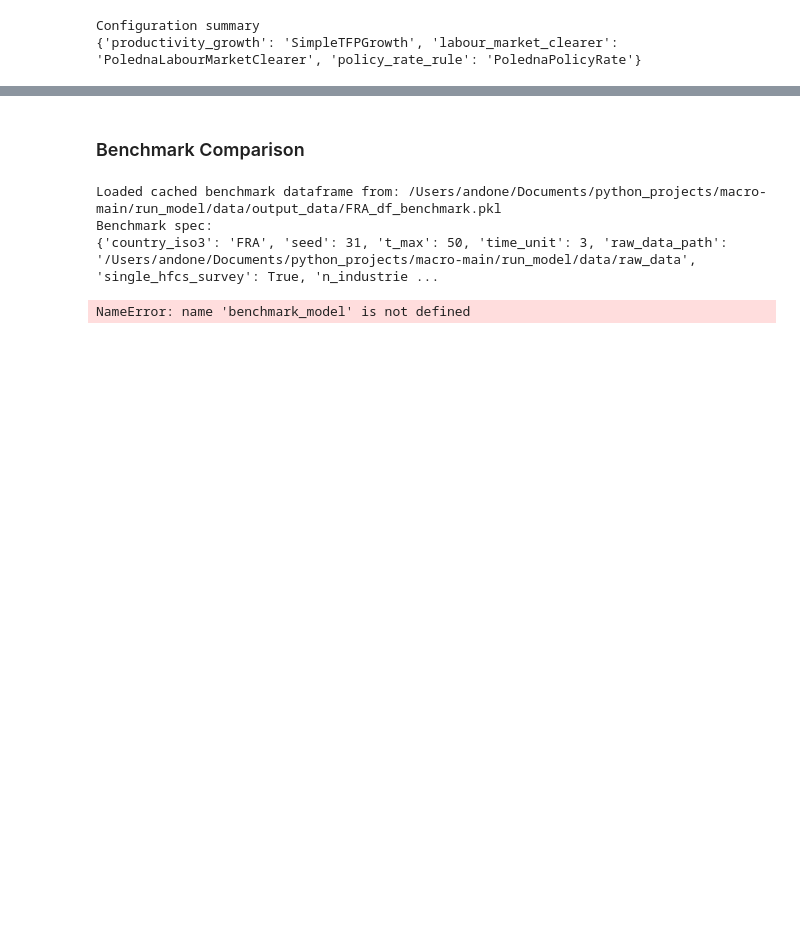
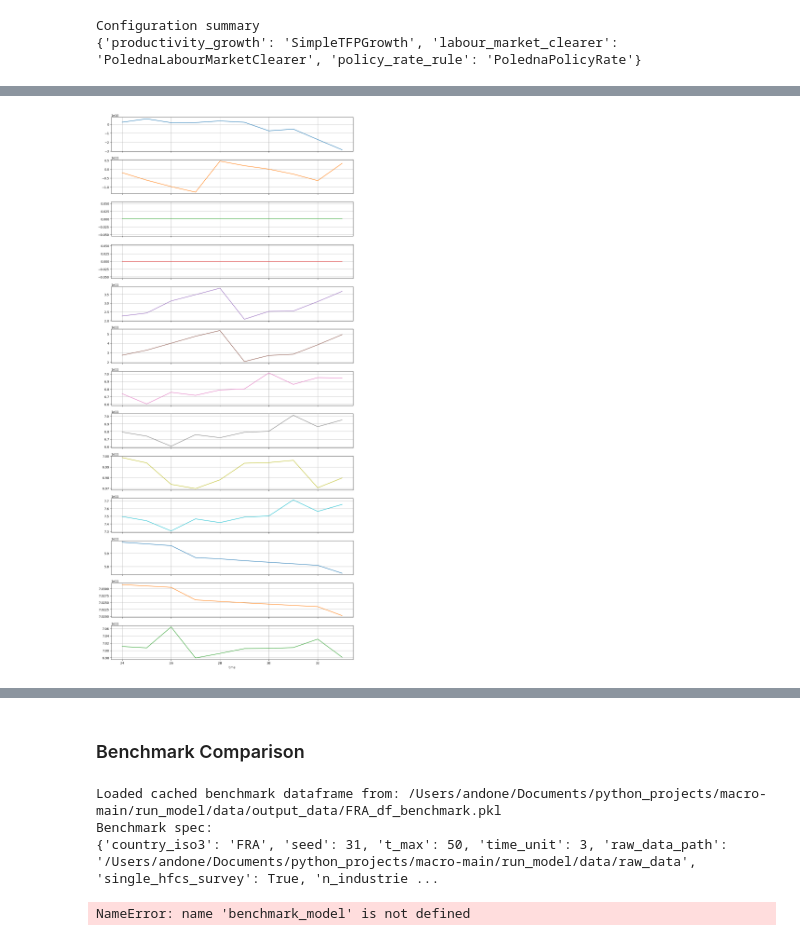
Before and after one commit to INET-Complexity/INET-consumption, a Jupyter notebook: run_model/run_model.ipynb, the cells around one changed output, grey strips where cells are left out. Cells and saved outputs as stored; diff of their text form; code cells hidden in the pictures; blank space fills up the shorter version.

```diff
--- a/run_model/run_model.ipynb
+++ b/run_model/run_model.ipynb
@@ -300,0 +412,21 @@ plot_output(
+# %%
+firm_time = firms.groupby(level="time").agg({
+    "profits": "sum",
+    "deposits": "sum",
+    "debt": "sum",
+    "debt_installments": "sum",
+    "target_short_term_credit": "sum",
+    "target_long_term_credit": "sum",
+    "demand": "sum",
+    "estimated_demand": "sum",
+    "desired_labour_inputs": "sum",
+    "target_production": "sum",
+    "limiting_intermediate_inputs": "sum",
+    "limiting_capital_inputs": "sum",
+    "production": "sum",
+}).loc[24:33]
+
+display(firm_time)
+firm_time.plot(subplots=True, figsize=(12, 26), legend=False, grid=True)
+plt.tight_layout()
+# %% [output]
@@ -300,0 +445 @@ plot_output(
+[figure, added]
```
Also changed, not shown: parts of 16 cells of this notebook.
